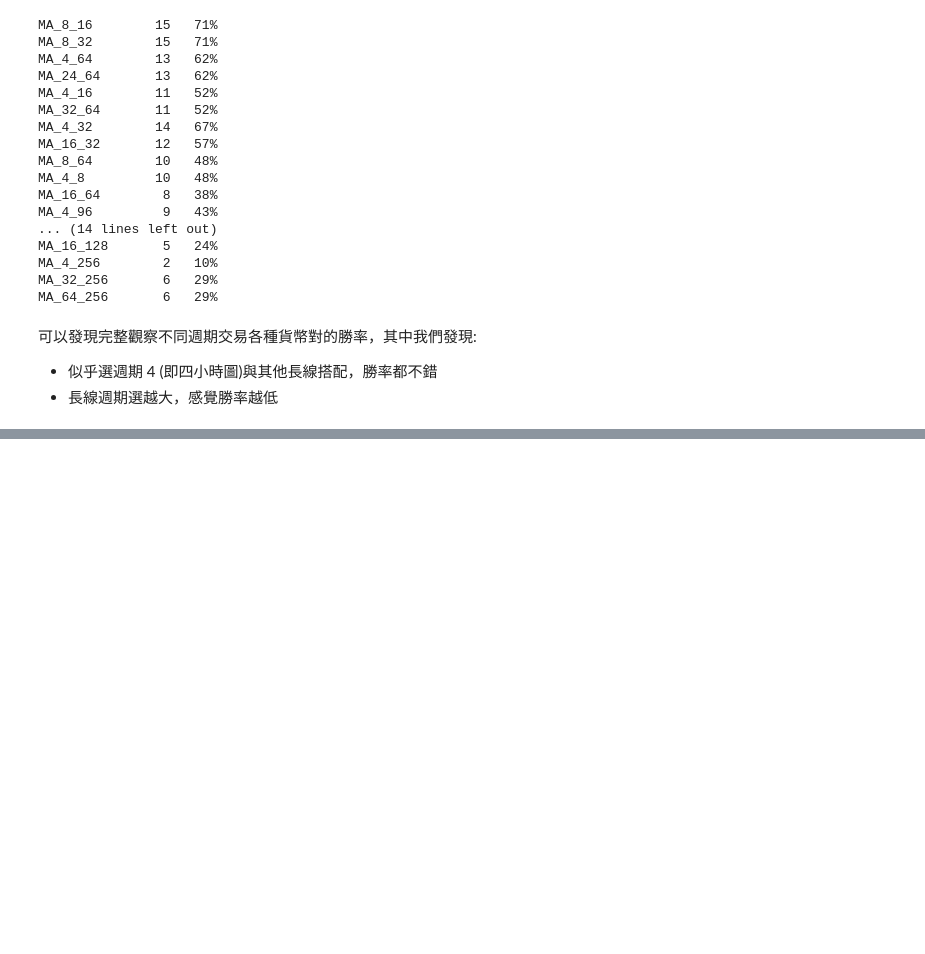
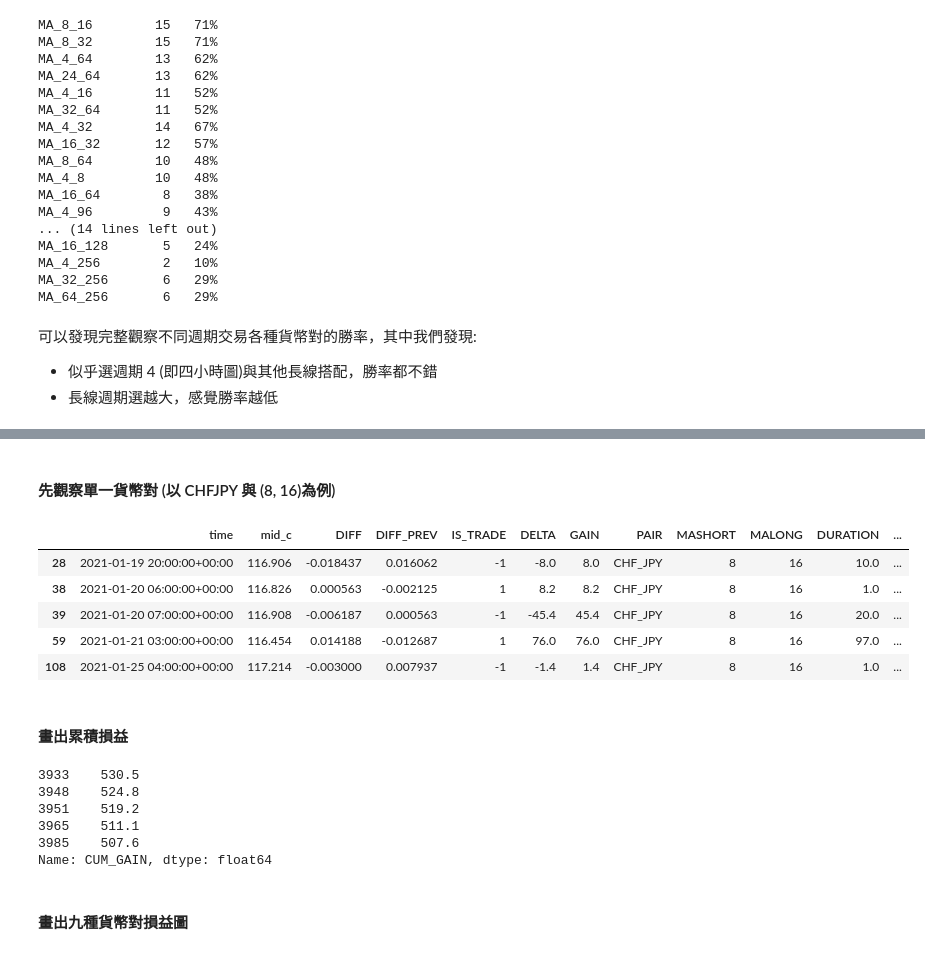
Before and after one commit to LLH07/FX_backtest, a Jupyter notebook: ma_cross_strgy_explore.ipynb, the cells around one changed output, grey strips where cells are left out. Cells and saved outputs as stored; diff of their text form; code cells hidden in the pictures; blank space fills up the shorter version.

```diff
--- a/ma_cross_strgy_explore.ipynb
+++ b/ma_cross_strgy_explore.ipynb
@@ -201,0 +290,21 @@ MA_64_256       6   29%
+# %%
+# 發現少放 MA_?_?
+all_trades["CROSS"] = "MA_" + all_trades['MASHORT'].map(str) + "_" + all_trades['MALONG'].map(str)
+# %% [markdown]
+#### 先觀察單一貨幣對 (以 CHFJPY 與 (8, 16)為例)
+# %%
+trades_chf_jpy = all_trades[ (all_trades['PAIR']=='CHF_JPY') & (all_trades['CROSS']=='MA_8_16') ].copy()
+# %%
+# 計算累積損益
+trades_chf_jpy['CUM_GAIN'] = trades_chf_jpy['GAIN'].cumsum()
+# %%
+trades_chf_jpy.head(5)
+# %% [output]
+|  | time | mid_c | DIFF | DIFF_PREV | IS_TRADE | DELTA | GAIN | PAIR | MASHORT | MALONG | DURATION | ... |
+| 28 | 2021-01-19 20:00:00+00:00 | 116.906 | -0.018437 | 0.016062 | -1 | -8.0 | 8.0 | CHF_JPY | 8 | 16 | 10.0 | ... |
+| 38 | 2021-01-20 06:00:00+00:00 | 116.826 | 0.000563 | -0.002125 | 1 | 8.2 | 8.2 | CHF_JPY | 8 | 16 | 1.0 | ... |
+| 39 | 2021-01-20 07:00:00+00:00 | 116.908 | -0.006187 | 0.000563 | -1 | -45.4 | 45.4 | CHF_JPY | 8 | 16 | 20.0 | ... |
+| 59 | 2021-01-21 03:00:00+00:00 | 116.454 | 0.014188 | -0.012687 | 1 | 76.0 | 76.0 | CHF_JPY | 8 | 16 | 97.0 | ... |
+| 108 | 2021-01-25 04:00:00+00:00 | 117.214 | -0.003000 | 0.007937 | -1 | -1.4 | 1.4 | CHF_JPY | 8 | 16 | 1.0 | ... |
+# %% [markdown]
+#### 畫出累積損益
@@ -201,0 +353,12 @@ MA_64_256       6   29%
+# %%
+trades_chf_jpy.tail(5)['CUM_GAIN']
+# 確定圖沒有畫錯 :)
+# %% [output]
+3933    530.5
+3948    524.8
+3951    519.2
+3965    511.1
+3985    507.6
+Name: CUM_GAIN, dtype: float64
+# %% [markdown]
+#### 畫出九種貨幣對損益圖
```
Also changed, not shown: parts of 23 cells of this notebook.
